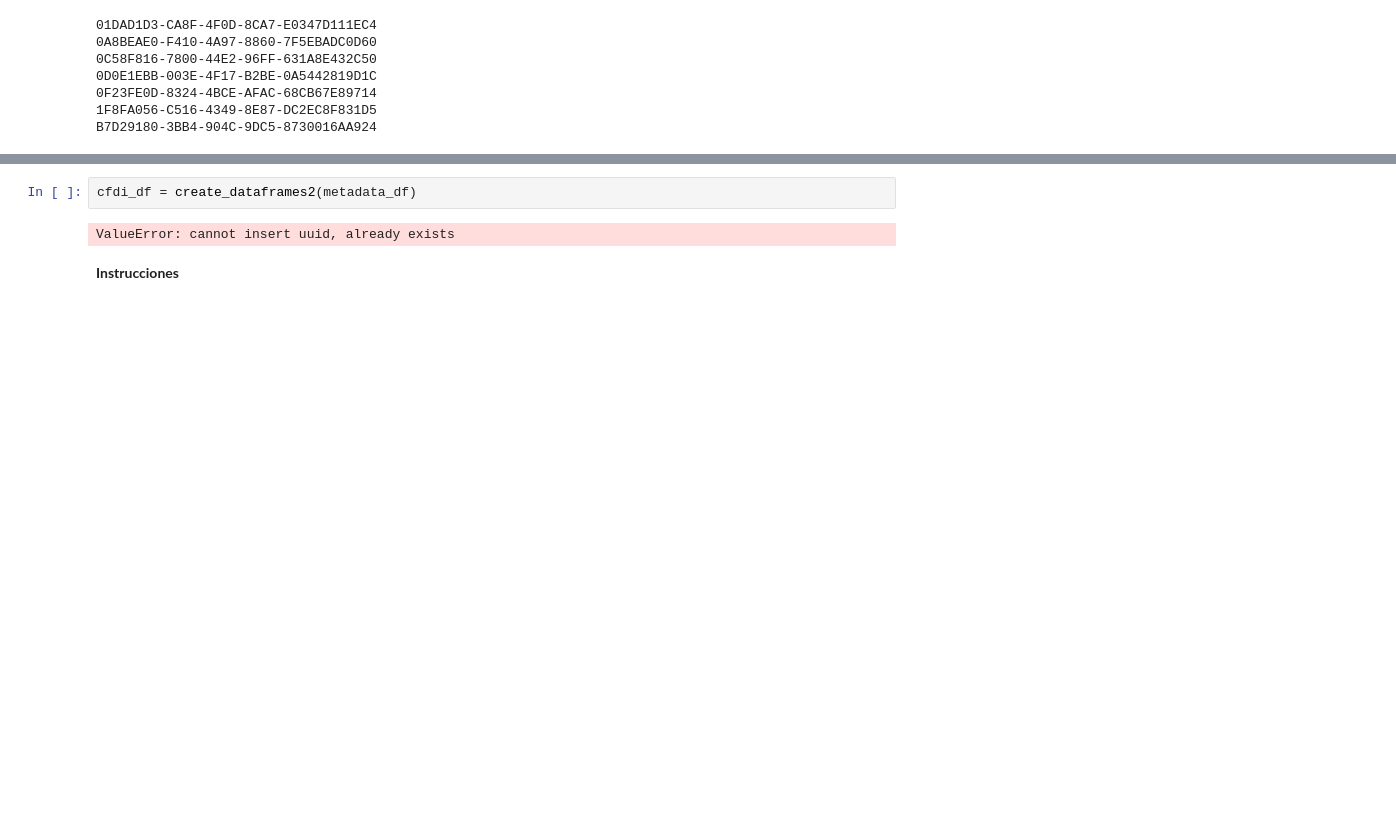
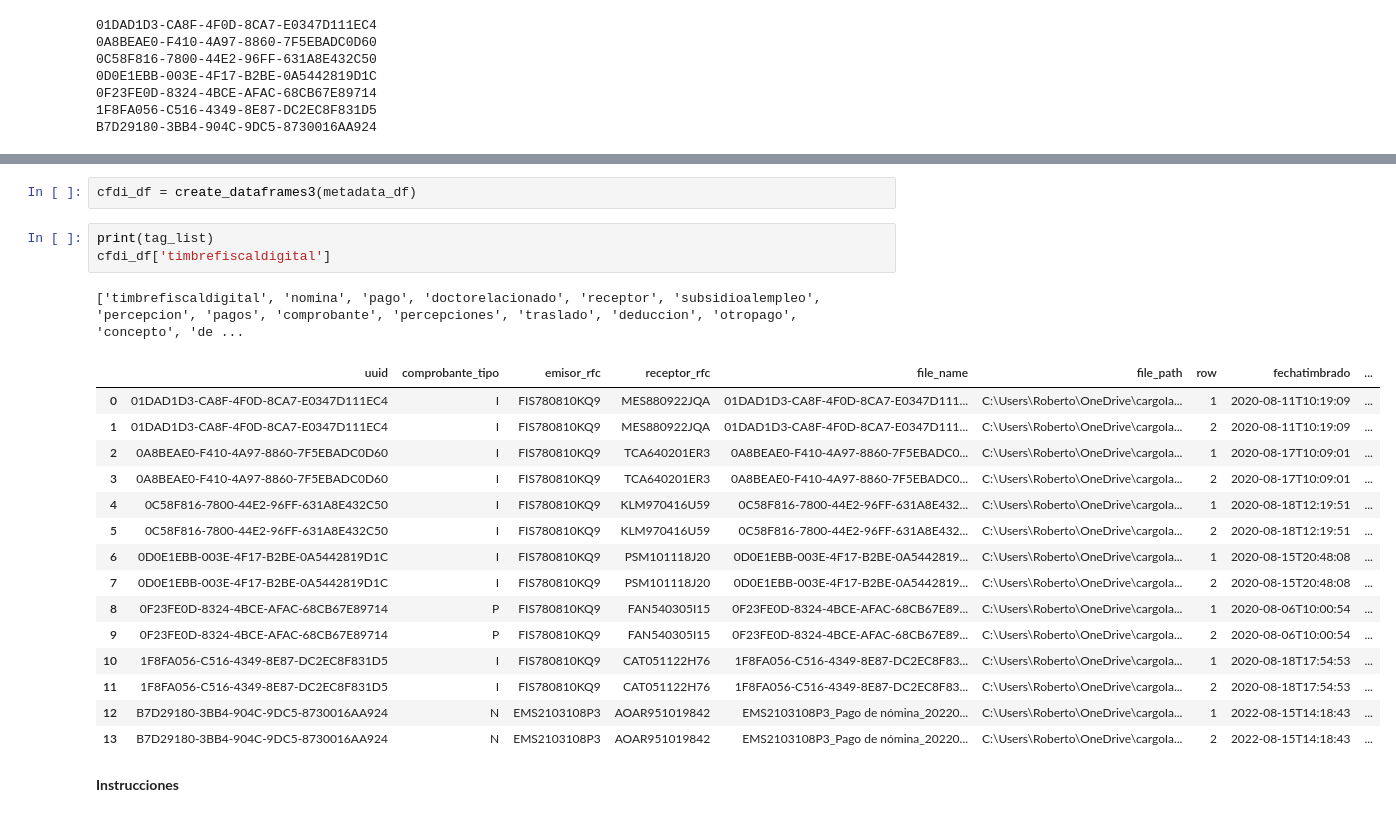
Before and after one commit to bsrca/P001_V001_CFDI-Reader, a Jupyter notebook: 02_Process/multi_cfdi_to_sql_V002.ipynb, the cells around one changed output, grey strips where cells are left out. Drawn from its saved outputs; the diff is of its cells as text; blank space fills up the shorter version.

```diff
--- a/02_Process/multi_cfdi_to_sql_V002.ipynb
+++ b/02_Process/multi_cfdi_to_sql_V002.ipynb
@@ -369,7 +394,25 @@ def create_dataframes2(metadata_df):
 # %%
-cfdi_df = create_dataframes2(metadata_df)
+cfdi_df = create_dataframes3(metadata_df)
-# %% [output]
-ValueError: cannot insert uuid, already exists
+# %%
+print(tag_list)
+cfdi_df['timbrefiscaldigital']
+# %% [output]
+['timbrefiscaldigital', 'nomina', 'pago', 'doctorelacionado', 'receptor', 'subsidioalempleo', 'percepcion', 'pagos', 'comprobante', 'percepciones', 'traslado', 'deduccion', 'otropago', 'concepto', 'de ...
+|  | uuid | comprobante_tipo | emisor_rfc | receptor_rfc | file_name | file_path | row | fechatimbrado | ... |
+| 0 | 01DAD1D3-CA8F-4F0D-8CA7-E0347D111EC4 | I | FIS780810KQ9 | MES880922JQA | 01DAD1D3-CA8F-4F0D-8CA7-E0347D111... | C:\Users\Roberto\OneDrive\cargoIa... | 1 | 2020-08-11T10:19:09 | ... |
+| 1 | 01DAD1D3-CA8F-4F0D-8CA7-E0347D111EC4 | I | FIS780810KQ9 | MES880922JQA | 01DAD1D3-CA8F-4F0D-8CA7-E0347D111... | C:\Users\Roberto\OneDrive\cargoIa... | 2 | 2020-08-11T10:19:09 | ... |
+| 2 | 0A8BEAE0-F410-4A97-8860-7F5EBADC0D60 | I | FIS780810KQ9 | TCA640201ER3 | 0A8BEAE0-F410-4A97-8860-7F5EBADC0... | C:\Users\Roberto\OneDrive\cargoIa... | 1 | 2020-08-17T10:09:01 | ... |
+| 3 | 0A8BEAE0-F410-4A97-8860-7F5EBADC0D60 | I | FIS780810KQ9 | TCA640201ER3 | 0A8BEAE0-F410-4A97-8860-7F5EBADC0... | C:\Users\Roberto\OneDrive\cargoIa... | 2 | 2020-08-17T10:09:01 | ... |
+| 4 | 0C58F816-7800-44E2-96FF-631A8E432C50 | I | FIS780810KQ9 | KLM970416U59 | 0C58F816-7800-44E2-96FF-631A8E432... | C:\Users\Roberto\OneDrive\cargoIa... | 1 | 2020-08-18T12:19:51 | ... |
+| 5 | 0C58F816-7800-44E2-96FF-631A8E432C50 | I | FIS780810KQ9 | KLM970416U59 | 0C58F816-7800-44E2-96FF-631A8E432... | C:\Users\Roberto\OneDrive\cargoIa... | 2 | 2020-08-18T12:19:51 | ... |
+| 6 | 0D0E1EBB-003E-4F17-B2BE-0A5442819D1C | I | FIS780810KQ9 | PSM101118J20 | 0D0E1EBB-003E-4F17-B2BE-0A5442819... | C:\Users\Roberto\OneDrive\cargoIa... | 1 | 2020-08-15T20:48:08 | ... |
+| 7 | 0D0E1EBB-003E-4F17-B2BE-0A5442819D1C | I | FIS780810KQ9 | PSM101118J20 | 0D0E1EBB-003E-4F17-B2BE-0A5442819... | C:\Users\Roberto\OneDrive\cargoIa... | 2 | 2020-08-15T20:48:08 | ... |
+| 8 | 0F23FE0D-8324-4BCE-AFAC-68CB67E89714 | P | FIS780810KQ9 | FAN540305I15 | 0F23FE0D-8324-4BCE-AFAC-68CB67E89... | C:\Users\Roberto\OneDrive\cargoIa... | 1 | 2020-08-06T10:00:54 | ... |
+| 9 | 0F23FE0D-8324-4BCE-AFAC-68CB67E89714 | P | FIS780810KQ9 | FAN540305I15 | 0F23FE0D-8324-4BCE-AFAC-68CB67E89... | C:\Users\Roberto\OneDrive\cargoIa... | 2 | 2020-08-06T10:00:54 | ... |
+| 10 | 1F8FA056-C516-4349-8E87-DC2EC8F831D5 | I | FIS780810KQ9 | CAT051122H76 | 1F8FA056-C516-4349-8E87-DC2EC8F83... | C:\Users\Roberto\OneDrive\cargoIa... | 1 | 2020-08-18T17:54:53 | ... |
+| 11 | 1F8FA056-C516-4349-8E87-DC2EC8F831D5 | I | FIS780810KQ9 | CAT051122H76 | 1F8FA056-C516-4349-8E87-DC2EC8F83... | C:\Users\Roberto\OneDrive\cargoIa... | 2 | 2020-08-18T17:54:53 | ... |
+| 12 | B7D29180-3BB4-904C-9DC5-8730016AA924 | N | EMS2103108P3 | AOAR951019842 | EMS2103108P3_Pago de nómina_20220... | C:\Users\Roberto\OneDrive\cargoIa... | 1 | 2022-08-15T14:18:43 | ... |
+| 13 | B7D29180-3BB4-904C-9DC5-8730016AA924 | N | EMS2103108P3 | AOAR951019842 | EMS2103108P3_Pago de nómina_20220... | C:\Users\Roberto\OneDrive\cargoIa... | 2 | 2022-08-15T14:18:43 | ... |
 # %% [markdown]
 **Instrucciones**
 # %% [markdown]
```
Also changed, not shown: parts of 3 cells of this notebook.
